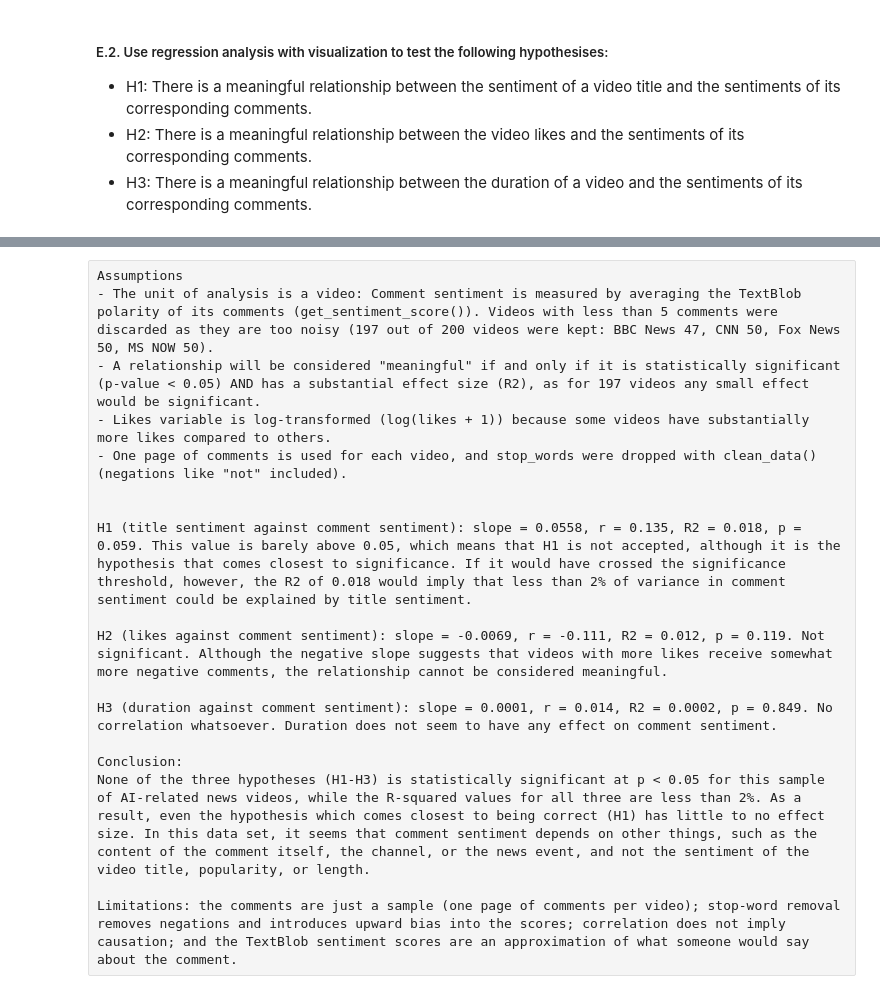
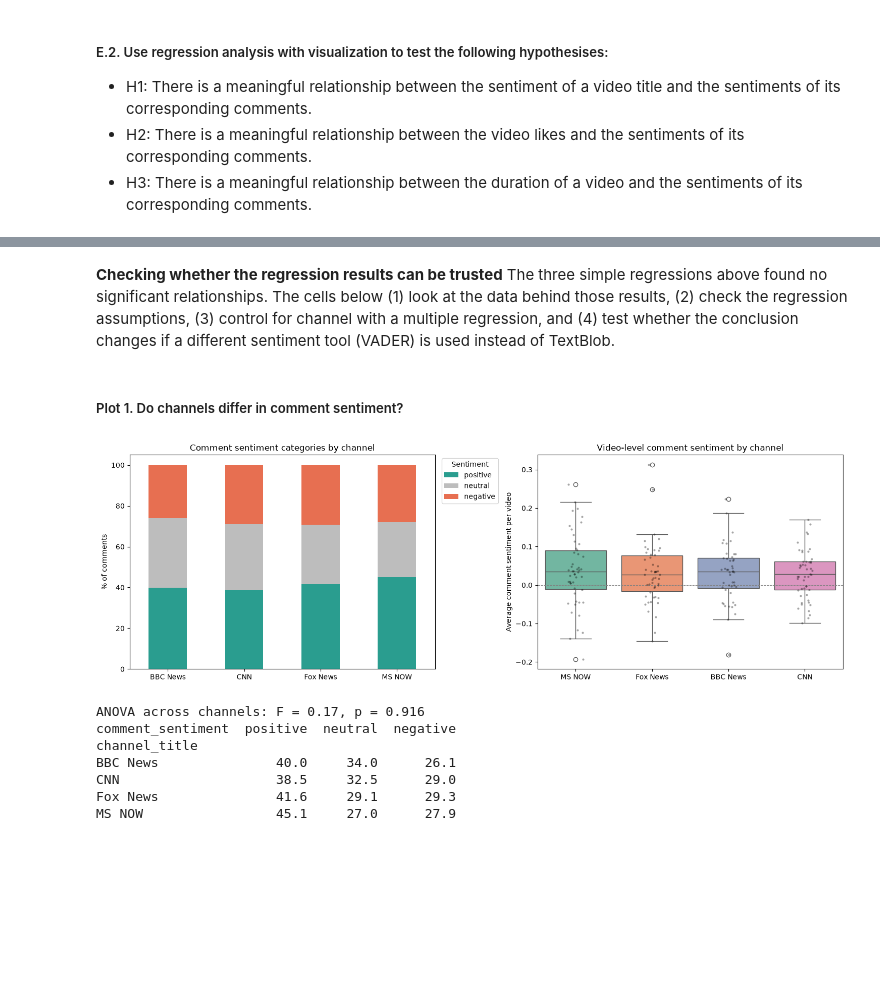
Before and after one commit to srishti-9/SIT112_HD, a Jupyter notebook: HD1.ipynb, the cells around one changed output, grey strips where cells are left out. Saved outputs shown, nothing was run; the diff lists cells and outputs as text; code cells hidden in the pictures; blank space fills up the shorter version.

```diff
--- a/HD1.ipynb
+++ b/HD1.ipynb
@@ -345,21 +486,50 @@ MS NOW      50
 | H1           | title_score  |        197 |  0.0558 |  0.1347 | 0.0181 |    0.0592 | no                     |
 | H2           | log_likes    |        197 | -0.0069 | -0.1114 | 0.0124 |    0.1192 | no                     |
 | H3           | duration_min |        197 |  0.0001 |  0.0136 | 0.0002 |    0.8492 | no                     |
-# %% [raw]
-Assumptions
-- The unit of analysis is a video: Comment sentiment is measured by averaging the TextBlob polarity of its comments (get_sentiment_score()). Videos with less than 5 comments were discarded as they are too noisy (197 out of 200 videos were kept: BBC News 47, CNN 50, Fox News 50, MS NOW 50).
-- A relationship will be considered "meaningful" if and only if it is statistically significant (p-value < 0.05) AND has a substantial effect size (R2), as for 197 videos any small effect would be significant.
-- Likes variable is log-transformed (log(likes + 1)) because some videos have substantially more likes compared to others.
-- One page of comments is used for each video, and stop_words were dropped with clean_data() (negations like "not" included).
-
-
-H1 (title sentiment against comment sentiment): slope = 0.0558, r = 0.135, R2 = 0.018, p = 0.059. This value is barely above 0.05, which means that H1 is not accepted, although it is the hypothesis that comes closest to significance. If it would have crossed the significance threshold, however, the R2 of 0.018 would imply that less than 2% of variance in comment sentiment could be explained by title sentiment.
-
-H2 (likes against comment sentiment): slope = -0.0069, r = -0.111, R2 = 0.012, p = 0.119. Not significant. Although the negative slope suggests that videos with more likes receive somewhat more negative comments, the relationship cannot be considered meaningful.
-
-H3 (duration against comment sentiment): slope = 0.0001, r = 0.014, R2 = 0.0002, p = 0.849. No correlation whatsoever. Duration does not seem to have any effect on comment sentiment.
-
-Conclusion:
-None of the three hypotheses (H1-H3) is statistically significant at p < 0.05 for this sample of AI-related news videos, while the R-squared values for all three are less than 2%. As a result, even the hypothesis which comes closest to being correct (H1) has little to no effect size. In this data set, it seems that comment sentiment depends on other things, such as the content of the comment itself, the channel, or the news event, and not the sentiment of the video title, popularity, or length.
-
-Limitations: the comments are just a sample (one page of comments per video); stop-word removal removes negations and introduces upward bias into the scores; correlation does not imply causation; and the TextBlob sentiment scores are an approximation of what someone would say about the comment.
+# %% [markdown]
+**Checking whether the regression results can be trusted**
+The three simple regressions above found no significant relationships. The cells below (1) look at the data behind those results, (2) check the regression assumptions, (3) control for channel with a multiple regression, and (4) test whether the conclusion changes if a different sentiment tool (VADER) is used instead of TextBlob.
+# %% [markdown]
+##### Plot 1. Do channels differ in comment sentiment?
+# %%
+# Attach the channel name to every individual comment
+comments_ch = comments.merge(videos[['video_id', 'channel_title']], on='video_id')
+
+# Share of positive / neutral / negative comments per channel (each bar sums to 100%)
+share = (pd.crosstab(comments_ch['channel_title'], comments_ch['comment_sentiment'], normalize='index') * 100)
+share = share[['positive', 'neutral', 'negative']]
+
+fig, axes = plt.subplots(1, 2, figsize=(15, 5))
+
+# Left: stacked bar of sentiment categories
+share.plot(kind='bar', stacked=True, ax=axes[0], color=['#2a9d8f', '#bdbdbd', '#e76f51'], rot=0)
+axes[0].set_ylabel('% of comments')
+axes[0].set_xlabel('')
+axes[0].set_title('Comment sentiment categories by channel')
+axes[0].legend(title='Sentiment', bbox_to_anchor=(1.01, 1), loc='upper left')
+
+# Right: spread of the video-level average comment sentiment for each channel
+sns.boxplot(data=df, x='channel_title', y='avg_comment_score', ax=axes[1], palette='Set2')
+sns.stripplot(data=df, x='channel_title', y='avg_comment_score', ax=axes[1], color='black', alpha=0.35, size=3)
+axes[1].axhline(0, color='grey', linestyle='--', linewidth=0.8)
+axes[1].set_xlabel('')
+axes[1].set_ylabel('Average comment sentiment per video')
+axes[1].set_title('Video-level comment sentiment by channel')
+
+plt.tight_layout()
+plt.show()
+
+# One-way ANOVA: is the mean video-level comment sentiment the same across the 4 channels?
+groups = [g['avg_comment_score'] for _, g in df.groupby('channel_title')]
+f_stat, p_anova = stats.f_oneway(*groups)
+print(f"ANOVA across channels: F = {f_stat:.2f}, p = {p_anova:.3f}")
+print(share.round(1))
+# %% [output]
+[figure, added]
+ANOVA across channels: F = 0.17, p = 0.916
+comment_sentiment  positive  neutral  negative
+channel_title
+BBC News               40.0     34.0      26.1
+CNN                    38.5     32.5      29.0
+Fox News               41.6     29.1      29.3
+MS NOW                 45.1     27.0      27.9
```
Also changed, not shown: parts of 20 cells of this notebook.
